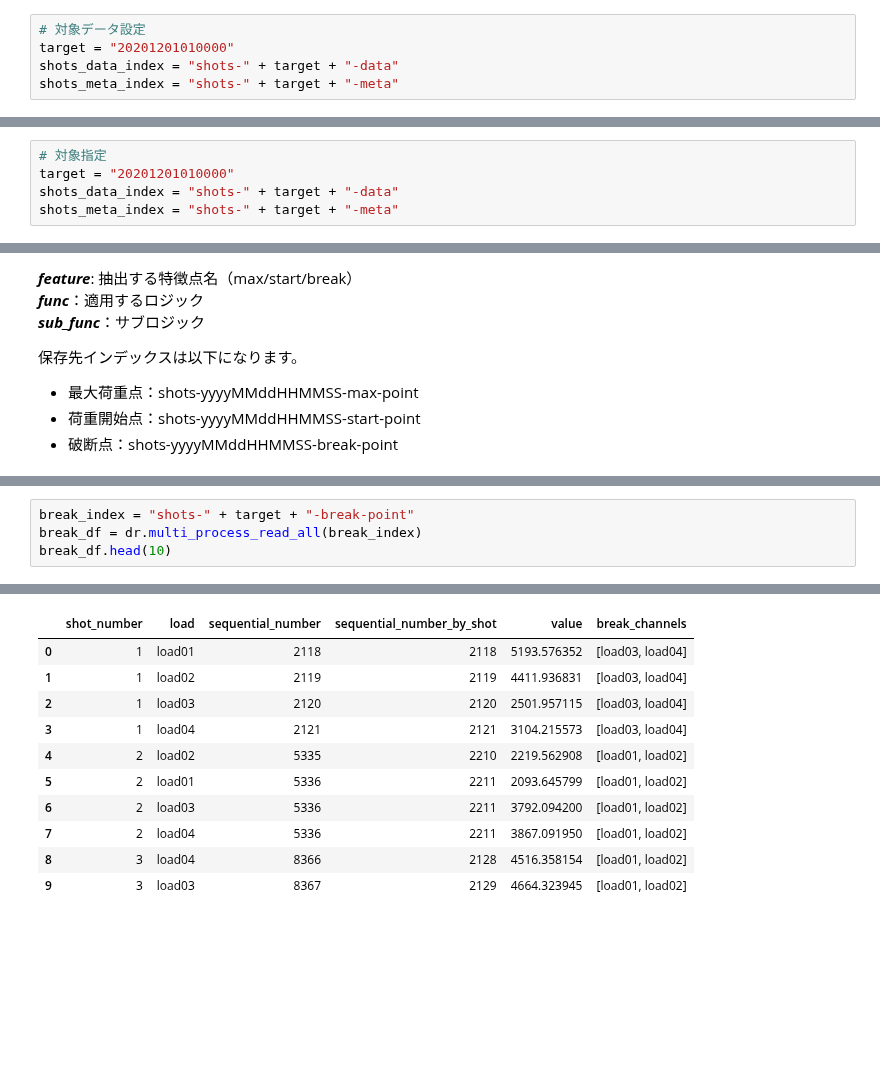
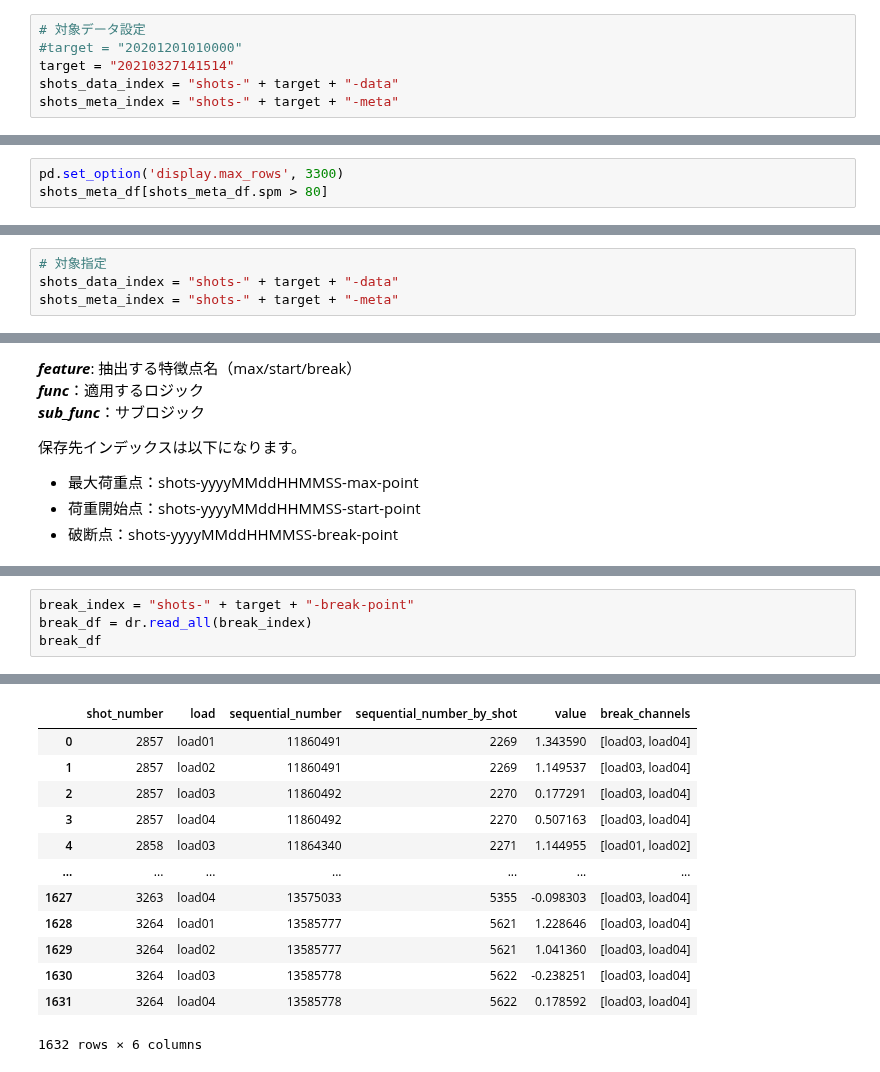
Before and after one commit to ymiyamoto5/data-analysis-platform-bak, a Jupyter notebook: notebooks/analyze.ipynb, the cells around one changed output, grey strips where cells are left out. Drawn from its saved outputs; the diff is of its cells as text; blank space fills up the shorter version.

```diff
--- a/notebooks/analyze.ipynb
+++ b/notebooks/analyze.ipynb
@@ -36,6 +37,7 @@ ElasticManager.show_indices(index="shots-*-data")
 # %%
 # 対象データ設定
-target = "20201201010000"
+#target = "20201201010000"
+target = "20210327141514"
 shots_data_index = "shots-" + target + "-data"
 shots_meta_index = "shots-" + target + "-meta"
 # %% [markdown]
@@ -73,0 +76,3 @@ print(f"ショット数：{len(shots_meta_df)}")
+# %%
+pd.set_option('display.max_rows', 3300)
+shots_meta_df[shots_meta_df.spm > 80]
@@ -116,7 +155,6 @@ print(f"【破断点】　　\n indicies：{break_load_indicies}, values：{brea
 時間目安：10,000,000件読み込みで約3分
 # %%
 # 対象指定
-target = "20201201010000"
 shots_data_index = "shots-" + target + "-data"
 shots_meta_index = "shots-" + target + "-meta"
 # %%
@@ -230,5 +313,5 @@ apply(
 # %%
 break_index = "shots-" + target + "-break-point"
-break_df = dr.multi_process_read_all(break_index)
-break_df.head(10)
+break_df = dr.read_all(break_index)
+break_df
 # %% [output]
@@ -238,11 +321,13 @@ break_df.head(10)
 |  | shot_number | load | sequential_number | sequential_number_by_shot | value | break_channels |
-| 0 | 1 | load01 | 2118 | 2118 | 5193.576352 | [load03, load04] |
-| 1 | 1 | load02 | 2119 | 2119 | 4411.936831 | [load03, load04] |
-| 2 | 1 | load03 | 2120 | 2120 | 2501.957115 | [load03, load04] |
-| 3 | 1 | load04 | 2121 | 2121 | 3104.215573 | [load03, load04] |
-| 4 | 2 | load02 | 5335 | 2210 | 2219.562908 | [load01, load02] |
-| 5 | 2 | load01 | 5336 | 2211 | 2093.645799 | [load01, load02] |
-| 6 | 2 | load03 | 5336 | 2211 | 3792.094200 | [load01, load02] |
-| 7 | 2 | load04 | 5336 | 2211 | 3867.091950 | [load01, load02] |
-| 8 | 3 | load04 | 8366 | 2128 | 4516.358154 | [load01, load02] |
-| 9 | 3 | load03 | 8367 | 2129 | 4664.323945 | [load01, load02] |
+| 0 | 2857 | load01 | 11860491 | 2269 | 1.343590 | [load03, load04] |
+| 1 | 2857 | load02 | 11860491 | 2269 | 1.149537 | [load03, load04] |
+| 2 | 2857 | load03 | 11860492 | 2270 | 0.177291 | [load03, load04] |
+| 3 | 2857 | load04 | 11860492 | 2270 | 0.507163 | [load03, load04] |
+| 4 | 2858 | load03 | 11864340 | 2271 | 1.144955 | [load01, load02] |
+| ... | ... | ... | ... | ... | ... | ... |
+| 1627 | 3263 | load04 | 13575033 | 5355 | -0.098303 | [load03, load04] |
+| 1628 | 3264 | load01 | 13585777 | 5621 | 1.228646 | [load03, load04] |
+| 1629 | 3264 | load02 | 13585777 | 5621 | 1.041360 | [load03, load04] |
+| 1630 | 3264 | load03 | 13585778 | 5622 | -0.238251 | [load03, load04] |
+| 1631 | 3264 | load04 | 13585778 | 5622 | 0.178592 | [load03, load04] |
+1632 rows × 6 columns
```
Also changed, not shown: parts of 16 cells of this notebook, 11 other files.
